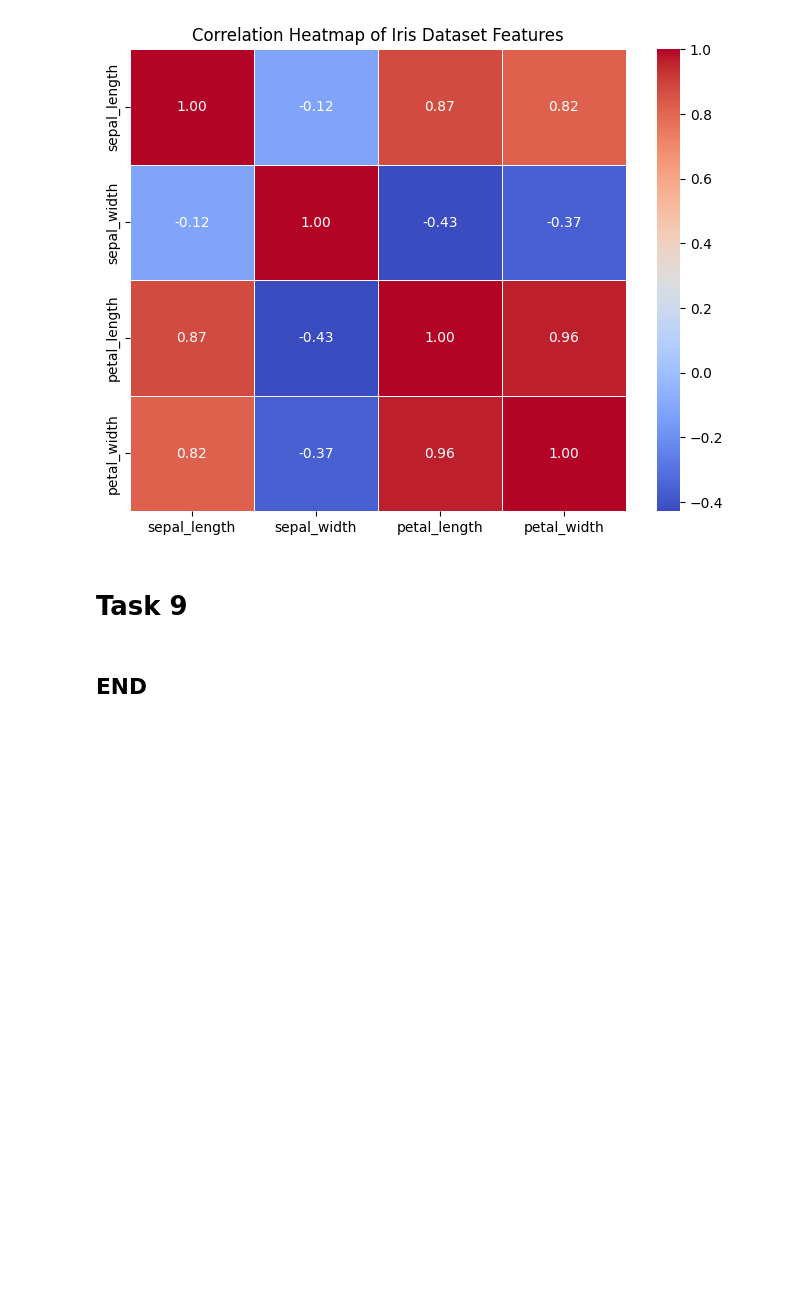
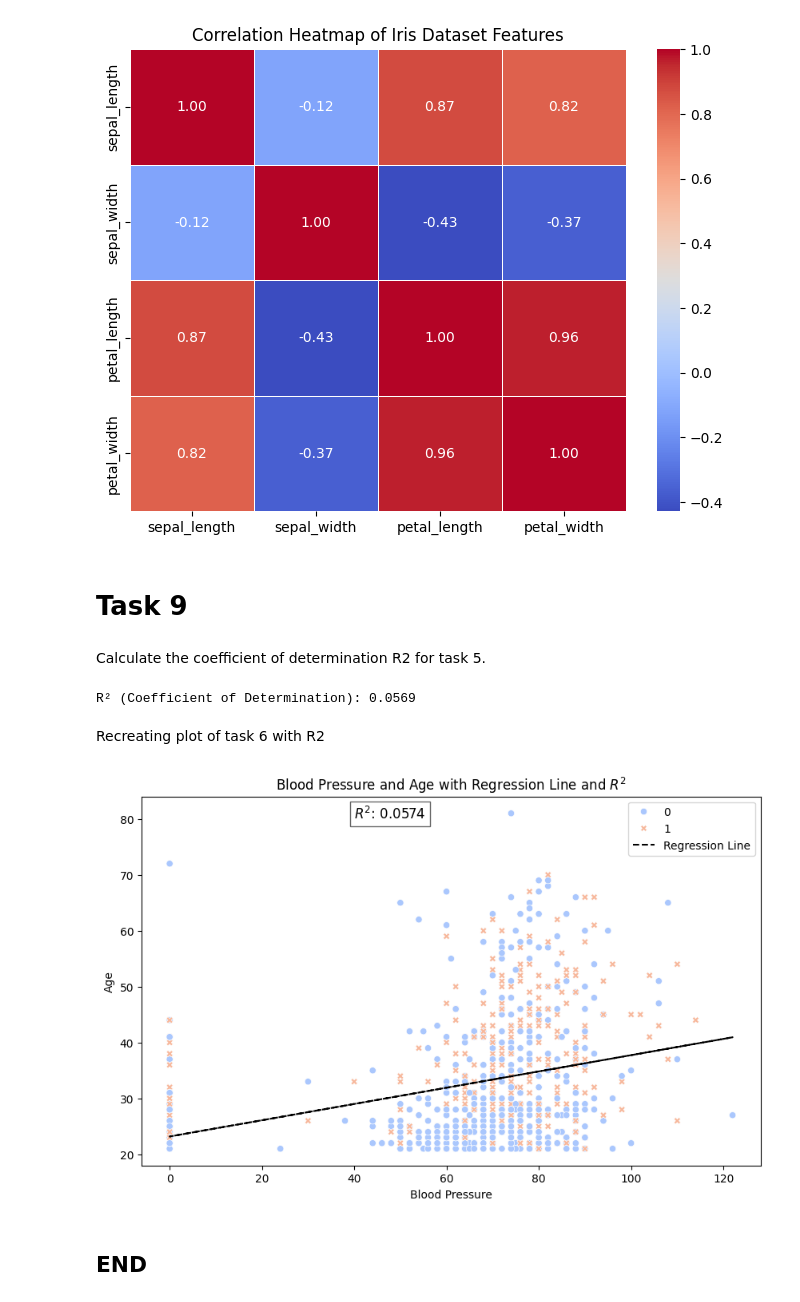
Before and after one commit to IgnacioRiboldi/principles_of_data_analytics, a Jupyter notebook: tasks.ipynb, the cells around one changed output. Drawn from its saved outputs; the diff is of its cells as text; code cells hidden in the pictures; blank space fills up the shorter version.

Commit message:
Task 9

```diff
--- a/tasks.ipynb
+++ b/tasks.ipynb
@@ -306,5 +306,63 @@ plt.show()
 [figure]
 # %% [markdown]
 # Task 9
+# %% [markdown]
+Calculate the coefficient of determination R2 for task 5.
+# %%
+from sklearn.linear_model import LinearRegression
+from sklearn.metrics import r2_score
+
+# Fit linear regression model
+model = LinearRegression()
+model.fit(X, y)
+
+# Predict using the model
+y_pred = model.predict(X)
+
+# Calculate R^2
+r2 = r2_score(y, y_pred)
+print(f"R² (Coefficient of Determination): {r2:.4f}")
+# %% [output]
+R² (Coefficient of Determination): 0.0569
+# %% [markdown]
+Recreating plot of task 6 with R2
+# %%
+# Load dataset
+url = "https://raw.githubusercontent.com/plotly/datasets/master/diabetes.csv"
+df = pd.read_csv(url)
+
+# Features and target
+X = df[['BloodPressure', 'Age']]
+y = df['Outcome']
+
+# Fit a linear regression model using BloodPressure to predict Age
+x_vals = X['BloodPressure'].values.reshape(-1, 1)
+y_vals = X['Age'].values
+
+model = LinearRegression()
+model.fit(x_vals, y_vals)
+age_pred = model.predict(x_vals)
+
+# Calculate R² score
+r2 = r2_score(y_vals, age_pred)
+
+# Create the plot
+plt.figure(figsize=(10, 6))
+sns.scatterplot(x=X['BloodPressure'], y=X['Age'], hue=y, palette='coolwarm', style=y, markers=["o", "X"])
+
+# Plot regression line
+plt.plot(X['BloodPressure'], age_pred, color='black', linestyle='--', label='Regression Line')
+
+# Add R² annotation
+plt.text(x=40, y=80, s=f'$R^2$: {r2:.4f}', fontsize=12, bbox=dict(facecolor='white', alpha=0.6))
+
+# Titles and labels
+plt.title('Blood Pressure and Age with Regression Line and $R^2$')
+plt.xlabel('Blood Pressure')
+plt.ylabel('Age')
+plt.legend()
+plt.show()
+# %% [output]
+[figure, added]
 # %% [markdown]
 ## END
```
